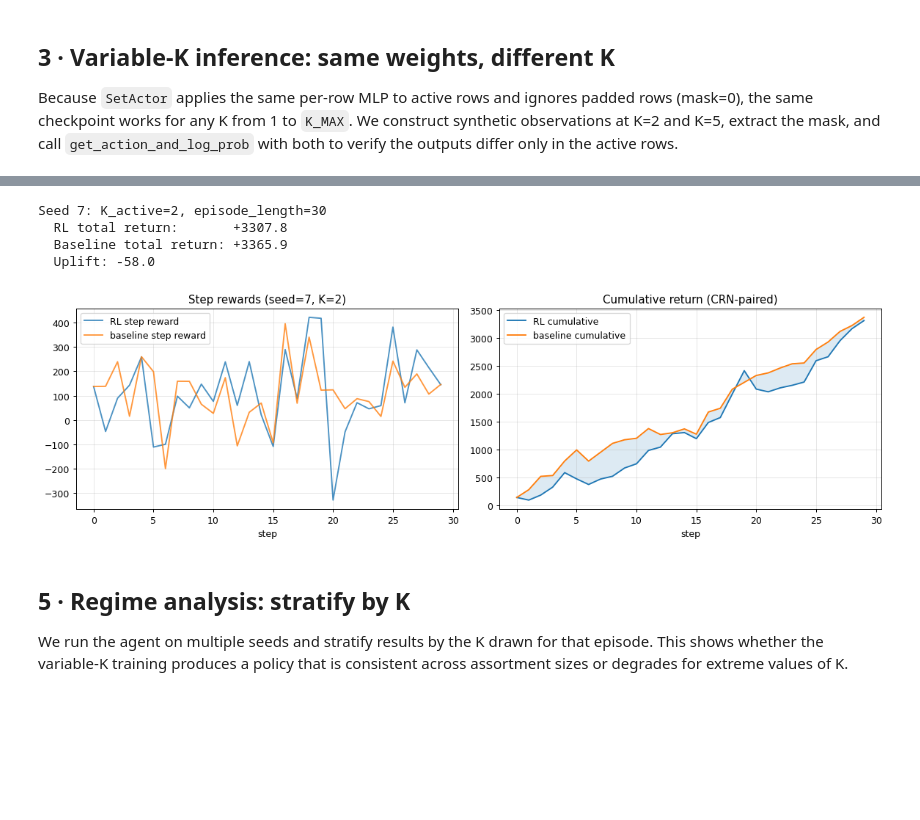
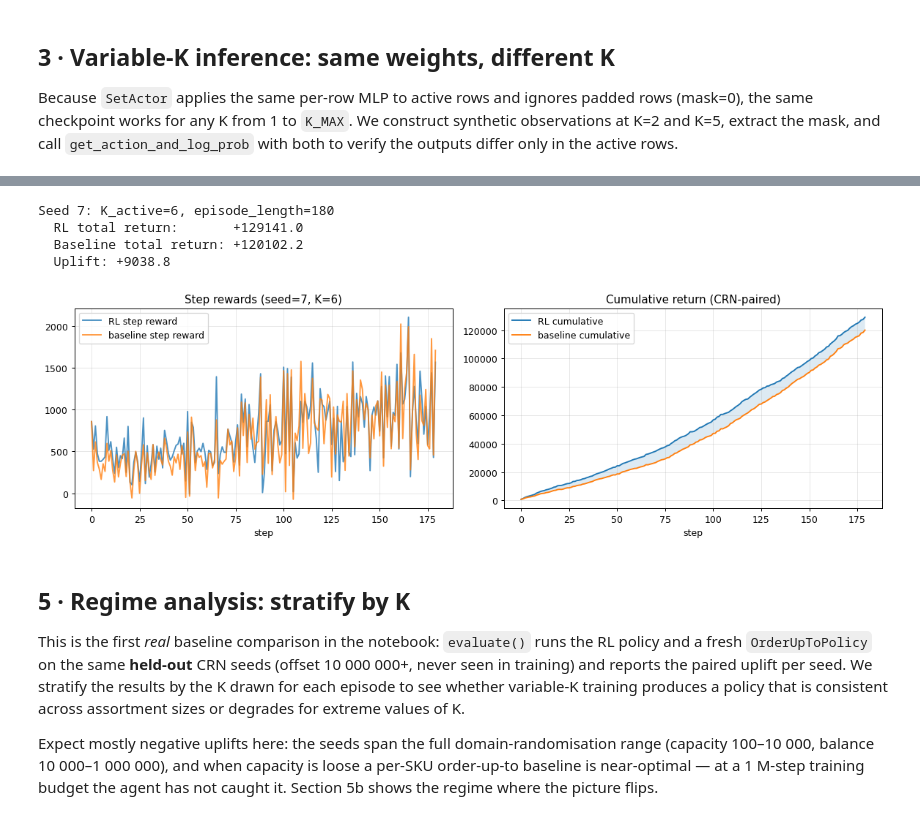
Before and after one commit to mjordanic/supply_chain_simulator, a Jupyter notebook: notebooks/06a-analyze-a-trained-agent.ipynb, the cells around one changed output, grey strips where cells are left out. Drawn from its saved outputs; the diff is of its cells as text; code cells hidden in the pictures; blank space fills up the shorter version.

```diff
--- a/notebooks/06a-analyze-a-trained-agent.ipynb
+++ b/notebooks/06a-analyze-a-trained-agent.ipynb
@@ -43,8 +55,10 @@ cwd: /workspace/.claude/worktrees/issue-09-rl-notebooks-update
 We reference the same run directory that notebook 06 wrote to. Re-run that notebook
 first if the directory is missing.
 # %%
-RUN_ROOT = Path('data/notebook_demos/06/runs')
-EXPERIMENT = 'nb06_demo'
+# RUN_ROOT = Path('data/notebook_demos/06/runs')
+# EXPERIMENT = 'nb06_demo'
+RUN_ROOT = Path('runs')
+EXPERIMENT = 'fashion_run_fixed'
 run_dir = RUN_ROOT / EXPERIMENT
 ckpt_dir = run_dir / 'checkpoints'
 
@@ -213,6 +264,6 @@ a flat `(K_MAX * F,)` obs and returns a flat `(K_MAX * 3,)` action.
 # %%
 from src.rl.configs.default import RLConfig
-from src.rl.episode_sampler import make_synthetic_catalog
+from src.rl.episode_sampler import load_catalog_and_market_from_setup
 from src.rl.env import RLEnv
 from src.sim.policy import OrderUpToPolicy
 
@@ -226,6 +277,11 @@ cfg = RLConfig(
     cash_budget_fraction=saved_cfg.get('cash_budget_fraction', 1.0),
 )
 
+# Evaluate on the same world the agent was trained on: the fashion_retail
+# setup (catalog + market). A synthetic catalog here would measure transfer
+# to a different world, not the quality of this training run.
+catalog, market = load_catalog_and_market_from_setup('setups/fashion_retail')
+
 def rl_policy_fn(obs_flat: np.ndarray) -> np.ndarray:
     """obs_flat: flat (K_MAX * F,); returns flat (K_MAX * 3,)."""
     obs_2d = torch.tensor(obs_flat, dtype=torch.float32).reshape(1, K_MAX, F)
@@ -234,11 +290,10 @@ def rl_policy_fn(obs_flat: np.ndarray) -> np.ndarray:
         action, _, _ = best_actor.get_action_and_log_prob(obs_2d, mask)
     return action.squeeze(0).reshape(K_MAX * 3).numpy()
 
-catalog = make_synthetic_catalog(cfg.K_catalog)
 SEED = 7
 
 def run_episode(policy_fn, seed):
-    env = RLEnv(catalog=catalog, config=cfg)
+    env = RLEnv(catalog=catalog, config=cfg, market_params=market)
     obs_flat, info = env.reset(seed=seed)
     k_active = int(obs_flat.reshape(K_MAX, F)[:, ROW_MASK].sum())
     returns = []
@@ -249,53 +304,58 @@ def run_episode(policy_fn, seed):
         done = terminated or truncated
         returns.append(reward)
     return np.array(returns), k_active
 
 def baseline_policy_fn(obs_flat: np.ndarray) -> np.ndarray:
-    # Simple baseline: use OrderUpToPolicy logic adapted to the flat action format
-    obs_2d = obs_flat.reshape(K_MAX, F)
-    mask_col = obs_2d[:, ROW_MASK]
-    action = np.zeros(K_MAX * 3, dtype=np.float32)
-    action = action.reshape(K_MAX, 3)
-    for i in range(K_MAX):
-        if mask_col[i] > 0:
-            action[i, 0] = 1.0   # priority=1, quantity=0 (min), price=0 (baseline)
-    return action.reshape(-1)
+    # Naive constant policy expressed in the RL action space: all-zero raw
+    # actions decode to price = 1.0 x MSRP (col 0) and the order-up-to target
+    # held at the decoder centre (col 1). Col 2 is the priority scalar, used
+    # only by the greedy Arbiter. (The real OrderUpToPolicy comparison runs
+    # through evaluate() in the next section.)
+    return np.zeros(K_MAX * 3, dtype=np.float32)
 
 rl_returns, k_active = run_episode(rl_policy_fn, seed=SEED)
 bl_returns, _ = run_episode(baseline_policy_fn, seed=SEED)
 
 rl_cum = np.cumsum(rl_returns)
 bl_cum = np.cumsum(bl_returns)
 
 print(f'Seed {SEED}: K_active={k_active}, episode_length={len(rl_returns)}')
 print(f'  RL total return:       {rl_cum[-1]:+.1f}')
 print(f'  Baseline total return: {bl_cum[-1]:+.1f}')
 print(f'  Uplift: {rl_cum[-1] - bl_cum[-1]:+.1f}')
 
 fig, axes = plt.subplots(1, 2, figsize=(13, 4))
 axes[0].plot(rl_returns, label='RL step reward', alpha=0.8)
 axes[0].plot(bl_returns, label='baseline step reward', alpha=0.8)
 axes[0].set_title(f'Step rewards (seed={SEED}, K={k_active})')
 axes[0].set_xlabel('step'); axes[0].legend(); axes[0].grid(alpha=0.3)
 
 axes[1].plot(rl_cum, label='RL cumulative')
 axes[1].plot(bl_cum, label='baseline cumulative')
 axes[1].fill_between(range(len(rl_cum)), rl_cum, bl_cum, alpha=0.15)
 axes[1].set_title('Cumulative return (CRN-paired)')
 axes[1].set_xlabel('step'); axes[1].legend(); axes[1].grid(alpha=0.3)
 plt.tight_layout(); plt.show()
 # %% [output]
-Seed 7: K_active=2, episode_length=30
-  RL total return:       +3307.8
-  Baseline total return: +3365.9
-  Uplift: -58.0
+Seed 7: K_active=6, episode_length=180
+  RL total return:       +129141.0
+  Baseline total return: +120102.2
+  Uplift: +9038.8
-[figure, old version]
+[figure, new version]
 # %% [markdown]
 ## 5 · Regime analysis: stratify by K
 
-We run the agent on multiple seeds and stratify results by the K drawn for that episode.
-This shows whether the variable-K training produces a policy that is consistent across
-assortment sizes or degrades for extreme values of K.
+This is the first *real* baseline comparison in the notebook: `evaluate()` runs the RL
+policy and a fresh `OrderUpToPolicy` on the same **held-out** CRN seeds (offset
+10 000 000+, never seen in training) and reports the paired uplift per seed. We
+stratify the results by the K drawn for each episode to see whether variable-K training
+produces a policy that is consistent across assortment sizes or degrades for extreme
+values of K.
+
+Expect mostly negative uplifts here: the seeds span the full domain-randomisation range
+(capacity 100–10 000, balance 10 000–1 000 000), and when capacity is loose a per-SKU
+order-up-to baseline is near-optimal — at a 1 M-step training budget the agent has not
+caught it. Section 5b shows the regime where the picture flips.
 # %%
 from src.rl.eval import build_eval_seeds, evaluate
 
```
Also changed, not shown: parts of 18 cells of this notebook, 17 other files.
